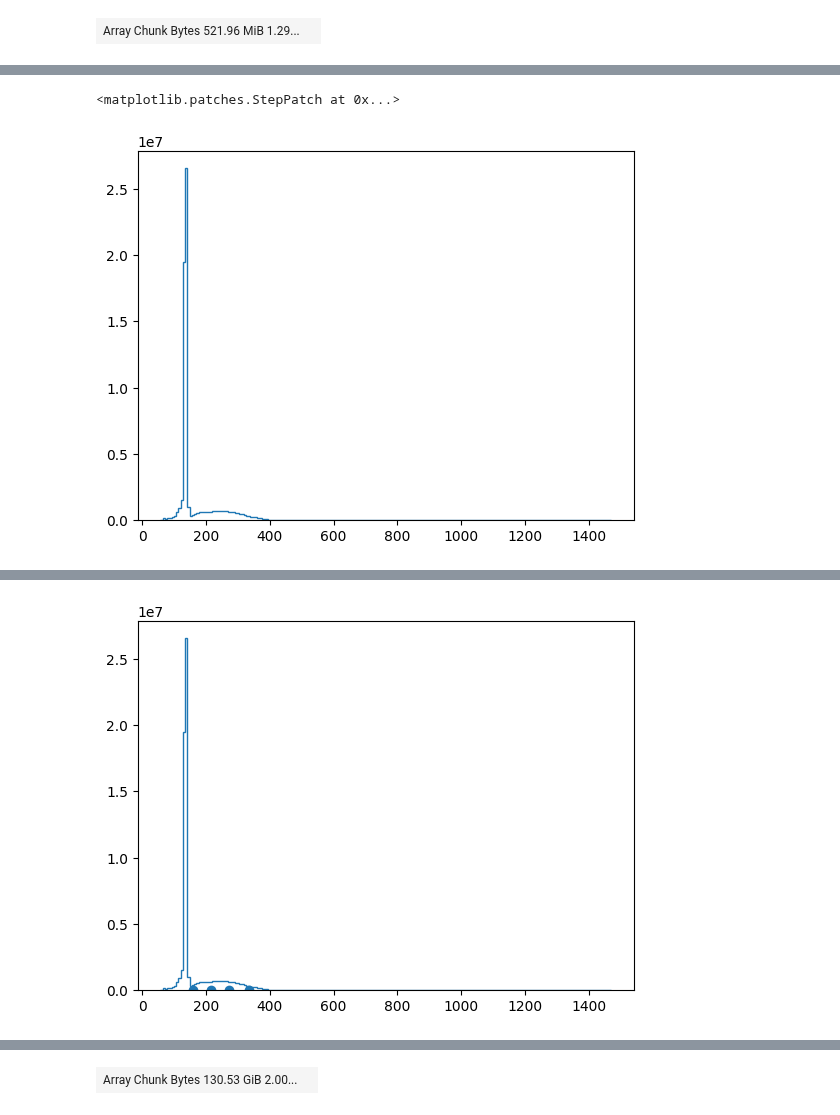
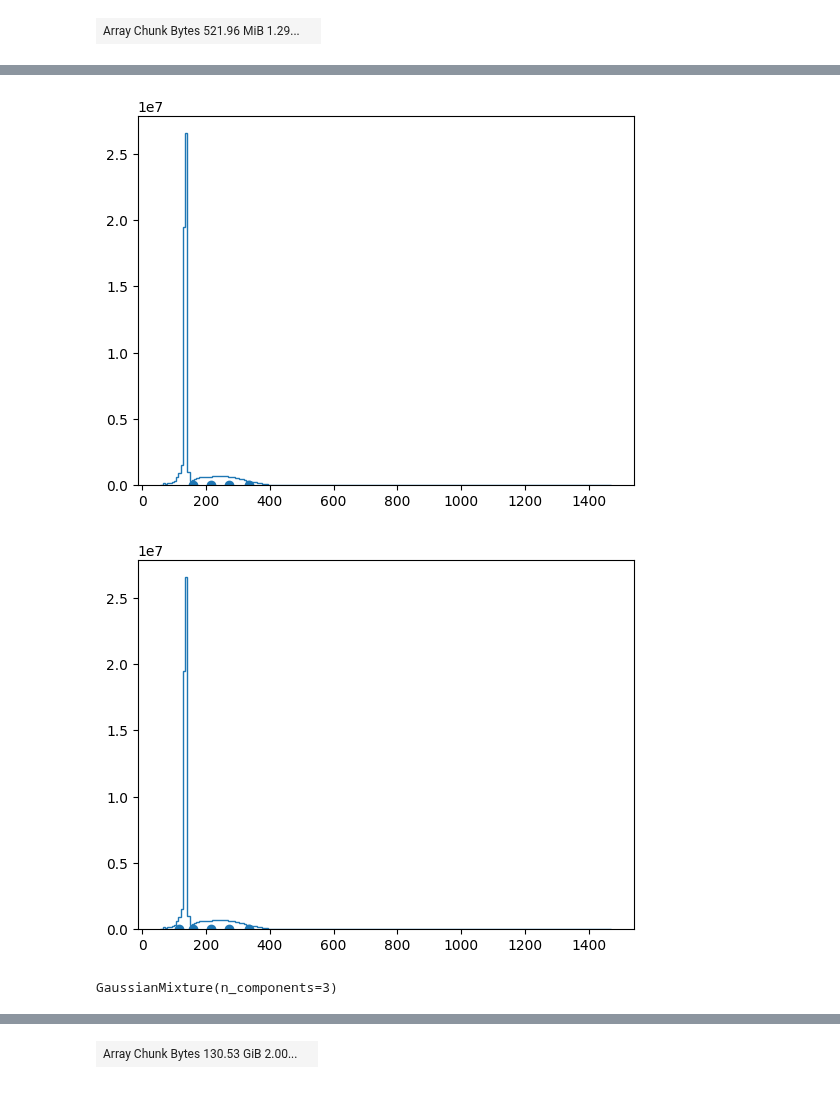
Before and after one commit to khanlab/SPIMquant, a Jupyter notebook: example_notebooks/otsu.ipynb, the cells around one changed output, grey strips where cells are left out. Saved outputs shown, nothing was run; the diff lists cells and outputs as text; code cells hidden in the pictures.

```diff
--- a/example_notebooks/otsu.ipynb
+++ b/example_notebooks/otsu.ipynb
@@ -9,11 +11,25 @@ import matplotlib.pyplot as plt
 # %%
-
 bids_dir='/home/ROBARTS/alik/graham/cfmm-bids/Prado/LightsheetMicroscopy/bids_spimprep_20240215/'
 
-zarr_file=f'{bids_dir}/sub-mouse1/micr/sub-mouse1_sample-brain_acq-4x_stain-autof_desc-stitchedflatcorr_spim.ome.zarr.zip'
+
+inputs = generate_inputs(bids_dir=bids_dir,
+                pybids_inputs=
+                    {'spim':{
+                        'filters':{
+                            'suffix': 'spim',
+                            'extension': 'ome.zarr.zip',
+                            'staining': 'abeta',
+                            'subject': 'mouse1',
+                            'acquisition': '4x'}}})
+
+                        #'wildcards': [
+                        #    'staining']}})
+
+
+zarr_stain = inputs['spim'].path
 # %%
 #get lores image
-ds4_xy = da.from_zarr(zarr_file,component='/4')
+ds4_xy = da.from_zarr(zarr_stain,component='/4')
 ds4_xy
 # %% [output]
 | Array Chunk Bytes 521.96 MiB 330.... |  |
@@ -61,19 +71,26 @@ plt.hist(ds4_avg_arr.flat)
-# %%
-plt.stairs(counts,bins)
-# %% [output]
-<matplotlib.patches.StepPatch at 0x...>
-[figure, removed]
 # %%
 from skimage.filters import threshold_multiotsu
 
 #look at various numbers of classes
-for c in [2,3,4,5]:
+for c in [2,3,4,5,6]:
     thresh =threshold_multiotsu(ds4_avg_arr,classes=c,nbins=200)
     plt.figure()
     plt.stairs(counts,bins)
     plt.scatter(thresh,np.zeros(thresh.shape))
 # %% [output]
 [figure]
 [figure]
 [figure]
 [figure]
+[figure, added]
+# %%
+from sklearn.mixture import GaussianMixture
+
+
+(counts,bins)= np.histogram(ds4_avg_arr.flat,bins=200)
+
+n_components=3
+gmm = GaussianMixture(n_components=n_components)
+gmm.fit(ds4_avg_arr.reshape((ds4_avg_arr.size,1)))
+# %% [output]
+GaussianMixture(n_components=3)
```
Also changed, not shown: parts of 15 cells of this notebook, 9 other files.
